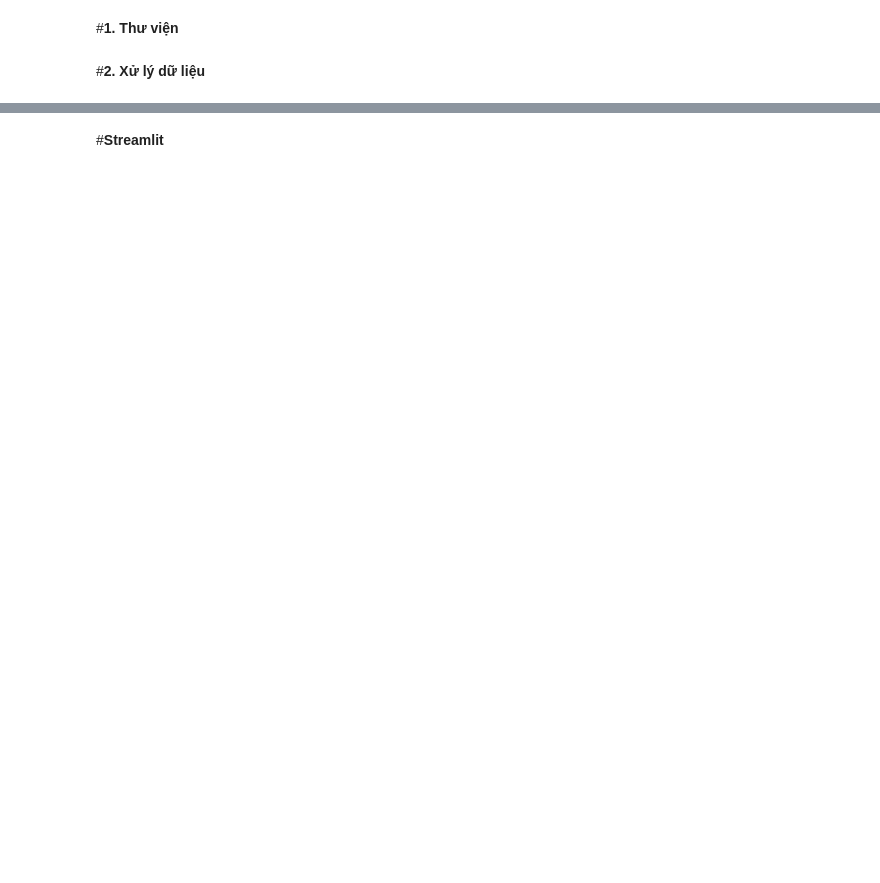
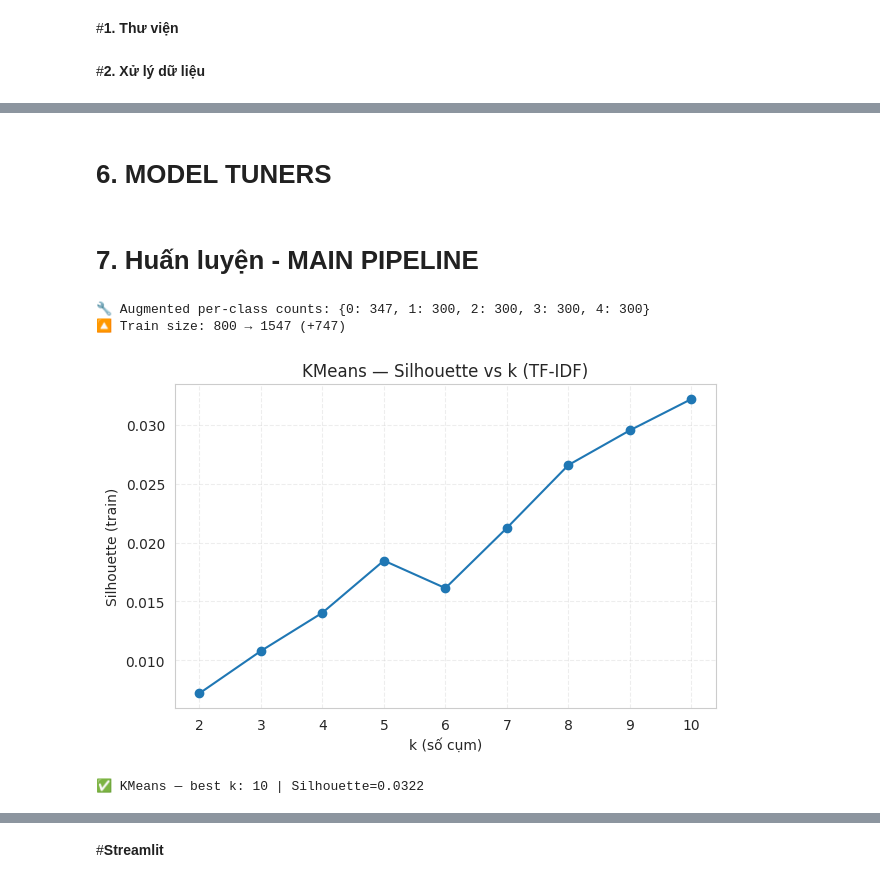
Before and after one commit to yen010390/Classify-the-topic-of-an-article, a Jupyter notebook: Project_3_1_Classify_the_topic_of_an_article.ipynb, the cells around one changed output, grey strips where cells are left out. Drawn from its saved outputs; the diff is of its cells as text; code cells hidden in the pictures; blank space fills up the shorter version.

```diff
--- a/Project_3_1_Classify_the_topic_of_an_article.ipynb
+++ b/Project_3_1_Classify_the_topic_of_an_article.ipynb
@@ -1557,0 +299,2 @@ print(f"💾 Đã lưu: {csv_path}")
+# %% [markdown]
+# **6. MODEL TUNERS**
@@ -1557,0 +357,24 @@ print(f"💾 Đã lưu: {csv_path}")
+# %% [markdown]
+# **7. Huấn luyện - MAIN PIPELINE**
+# %%
+# ========================== MAIN PIPELINE ==========================
+# 1) Chuẩn bị dữ liệu
+X_train, X_test, y_train, y_test, class_names, label2id = prepare_dataset()
+
+# 2) Augment + balance (bật/tắt bằng flag)
+AUGMENT = True
+if AUGMENT:
+    X_train, y_train = augment_and_balance(X_train, y_train, target_per_class=300, seed=SEED)
+
+# 3) Vector hoá
+bow_vec   = CountVectorizer(min_df=2)
+tfidf_vec = TfidfVectorizer(min_df=2, ngram_range=(1,2))
+X_train_bow  = bow_vec.fit_transform(X_train);   X_test_bow  = bow_vec.transform(X_test)
+X_train_tfidf= tfidf_vec.fit_transform(X_train); X_test_tfidf= tfidf_vec.transform(X_test)
+
+emb_vec = EmbeddingVectorizer()
+X_train_emb = emb_vec.transform_numpy(X_train)  # (N,768)
+X_test_emb  = emb_vec.transform_numpy(X_test)
+# %% [output]
+🔧 Augmented per-class counts: {0: 347, 1: 300, 2: 300, 3: 300, 4: 300}
+🔼 Train size: 800 → 1547 (+747)
@@ -1557,0 +390,30 @@ print(f"💾 Đã lưu: {csv_path}")
+# %%
+# 5) KMeans (trên TF-IDF) — silhouette vs k
+k_candidates = range(2, 11)
+sil_scores = []
+for k in k_candidates:
+    km = KMeans(n_clusters=k, n_init=10, random_state=SEED)
+    lab_tr = km.fit_predict(X_train_tfidf)
+    sil_scores.append(silhouette_score(X_train_tfidf, lab_tr))
+plt.figure(figsize=(6.4,4.2))
+plt.plot(list(k_candidates), sil_scores, marker='o')
+plt.xlabel("k (số cụm)"); plt.ylabel("Silhouette (train)")
+plt.title("KMeans — Silhouette vs k (TF-IDF)"); plt.grid(True, ls="--", alpha=.35)
+plt.tight_layout(); plt.show()
+best_k_kmeans = int(list(k_candidates)[int(np.argmax(sil_scores))])
+print(f"✅ KMeans — best k: {best_k_kmeans} | Silhouette={np.max(sil_scores):.4f}")
+
+def _cluster_majority_mapping(labels_train, y_train):
+    y_train = np.asarray(y_train); mapping={}
+    for cid in np.unique(labels_train):
+        mask = (labels_train==cid)
+        base = y_train[mask] if np.any(mask) else y_train
+        mapping[cid] = Counter(base).most_common(1)[0][0]
+    return mapping
+
+km_best = KMeans(n_clusters=best_k_kmeans, n_init=10, random_state=SEED).fit(X_train_tfidf)
+km_map = _cluster_majority_mapping(km_best.labels_, y_train)
+kmeans_pred = np.array([km_map[c] for c in km_best.predict(X_test_tfidf)])
+# %% [output]
+[figure, added]
+✅ KMeans — best k: 10 | Silhouette=0.0322
```
Also changed, not shown: parts of 57 cells of this notebook.
